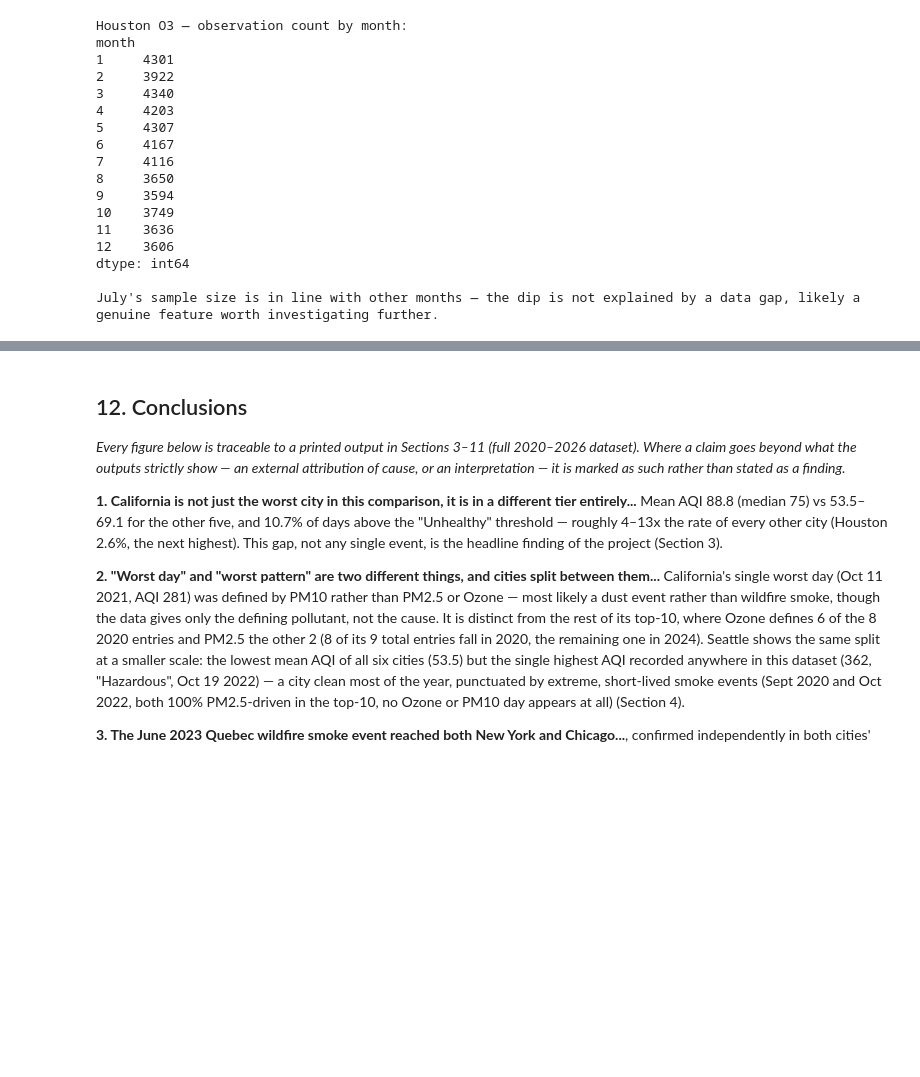
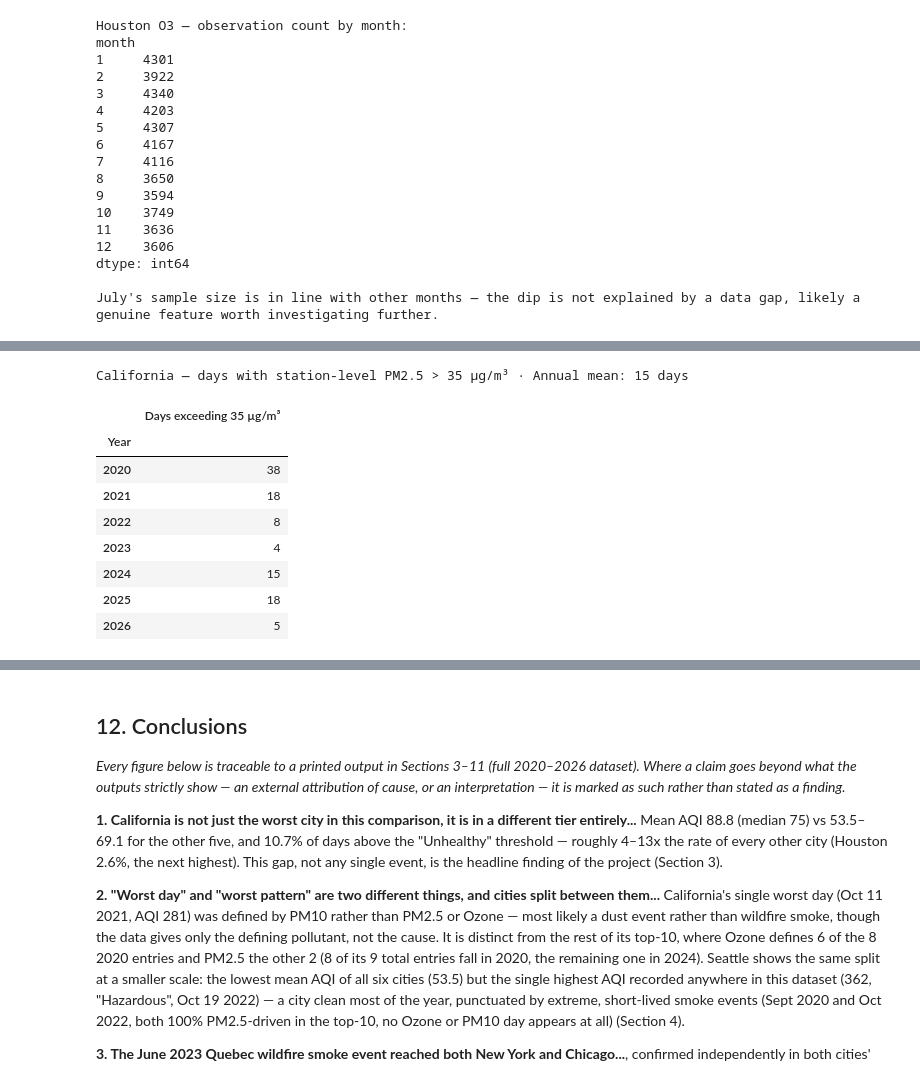
Before and after one commit to AlonsoSheila/air-quality-usa, a Jupyter notebook: air_quality_usa.ipynb, the cells around one changed output, grey strips where cells are left out. Drawn from its saved outputs; the diff is of its cells as text; code cells hidden in the pictures; blank space fills up the shorter version.

Commit message:
Fix Risk Implications figure: 39 days/year -> 15 days average with 38-day peak in 2020, backed by verified notebook output

```diff
--- a/air_quality_usa.ipynb
+++ b/air_quality_usa.ipynb
@@ -1404,0 +1365,29 @@ plt.show()
+# %%
+# ── Days per year exceeding PM2.5 35 µg/m³ threshold — California average ────
+# This backs the figure cited in the Risk Implications note below.
+ca_exceed = pm25_raw2[
+    (pm25_raw2["city"] == "California") &
+    (pm25_raw2["value"] > 35)
+].groupby("year")["date"].nunique().reset_index()
+ca_exceed.columns = ["Year", "Days exceeding 35 µg/m³"]
+ca_exceed = ca_exceed.set_index("Year")
+ca_avg_days = ca_exceed["Days exceeding 35 µg/m³"].mean()
+
+display(ca_exceed.style
+    .format("{:.0f}")
+    .background_gradient(cmap="YlOrRd", axis=None)
+    .set_caption(f"California — days with station-level PM2.5 > 35 µg/m³ · Annual mean: {ca_avg_days:.0f} days")
+    .set_table_styles([{"selector": "caption",
+                        "props": [("font-size", "13px"), ("font-weight", "bold")]}])
+)
+# %% [output]
+California — days with station-level PM2.5 > 35 µg/m³ · Annual mean: 15 days
+|  | Days exceeding 35 µg/m³ |
+| Year |  |
+| 2020 | 38 |
+| 2021 | 18 |
+| 2022 | 8 |
+| 2023 | 4 |
+| 2024 | 15 |
+| 2025 | 18 |
+| 2026 | 5 |
```
Also changed, not shown: parts of 6 cells of this notebook.
